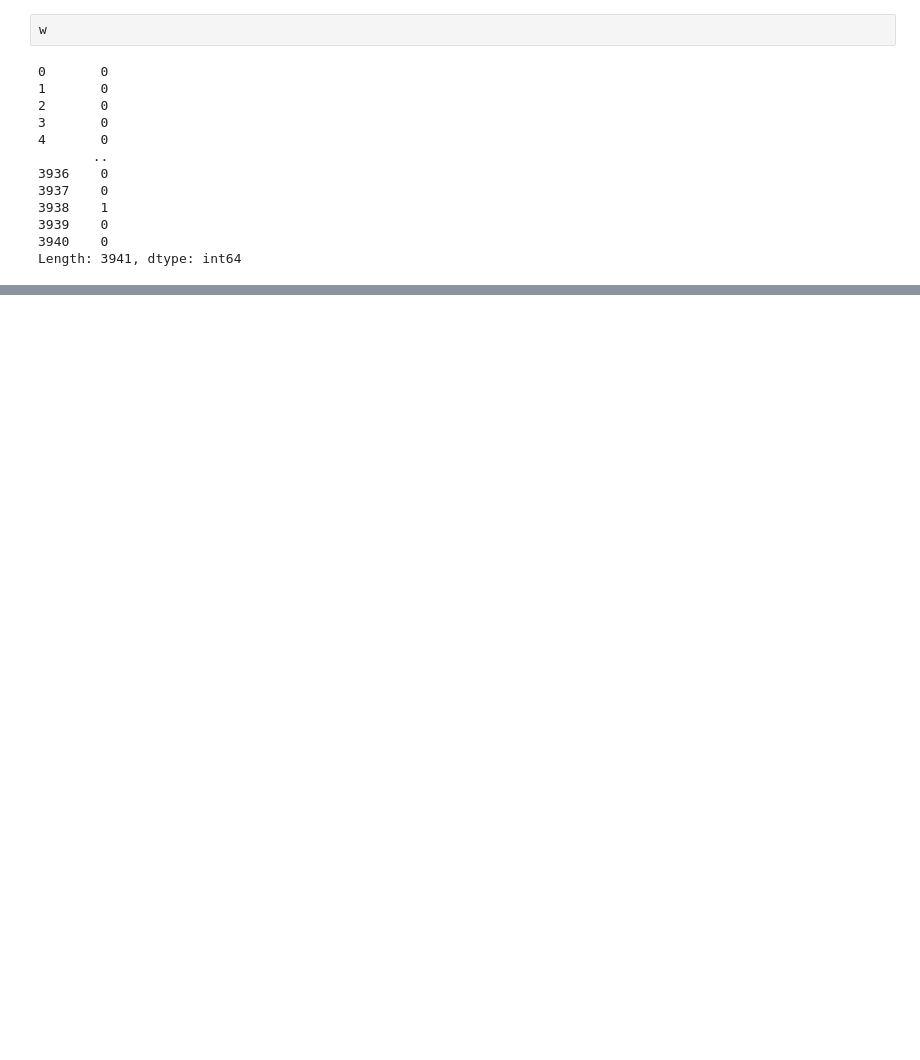
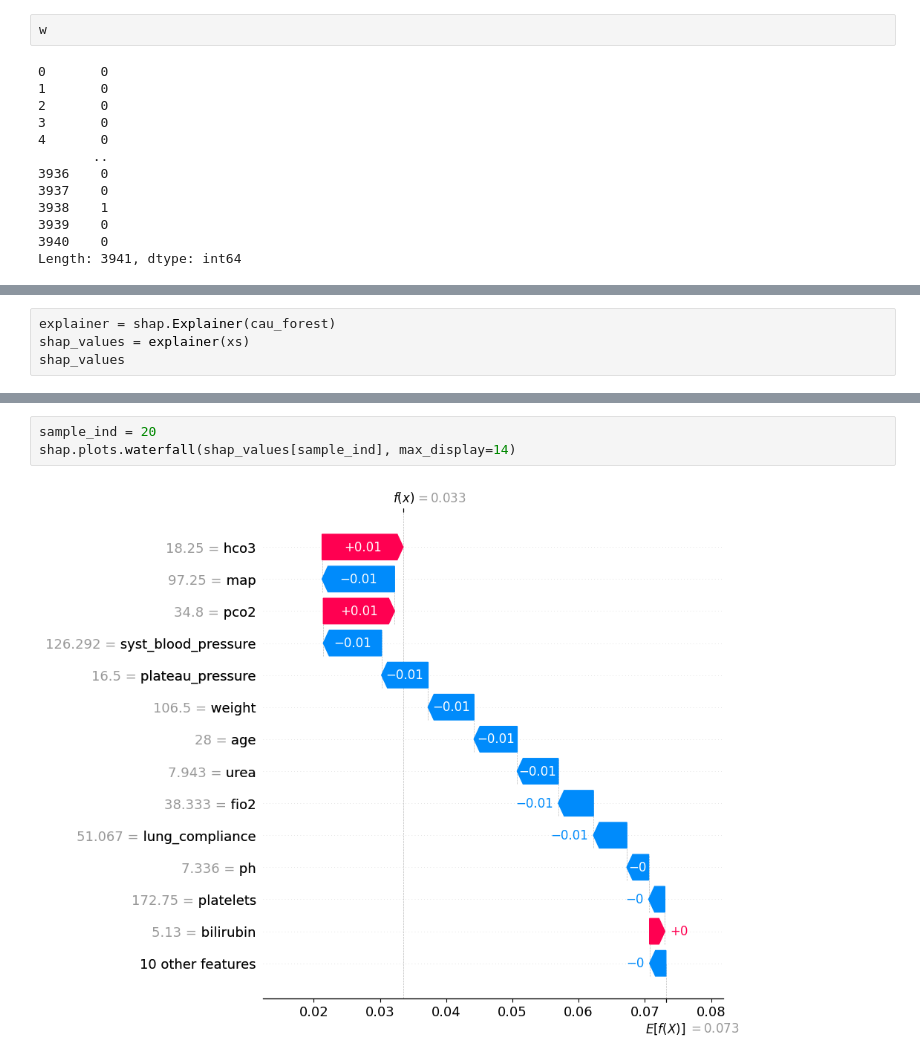
Before and after one commit to Hubert1913/research-project, a Jupyter notebook: mimic_notebook.ipynb, the cells around one changed output, grey strips where cells are left out. Cells and saved outputs as stored; diff of their text form; blank space fills up the shorter version.

```diff
--- a/mimic_notebook.ipynb
+++ b/mimic_notebook.ipynb
@@ -105,0 +150,4 @@ Length: 3941, dtype: int64
+# %%
+explainer = shap.Explainer(cau_forest)
+shap_values = explainer(xs)
+shap_values
@@ -105,0 +172,5 @@ Length: 3941, dtype: int64
+# %%
+sample_ind = 20
+shap.plots.waterfall(shap_values[sample_ind], max_display=14)
+# %% [output]
+[figure, added]
```
Also changed, not shown: parts of 10 cells of this notebook.
